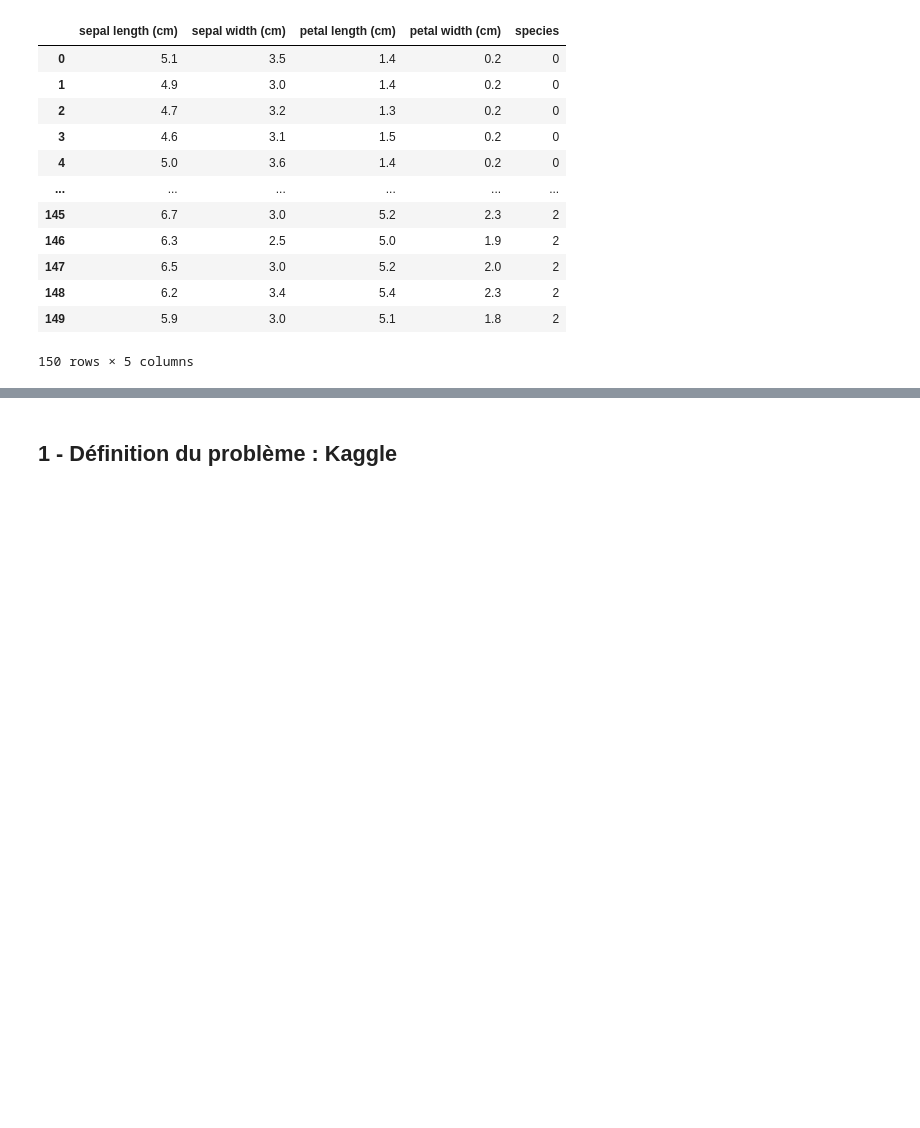
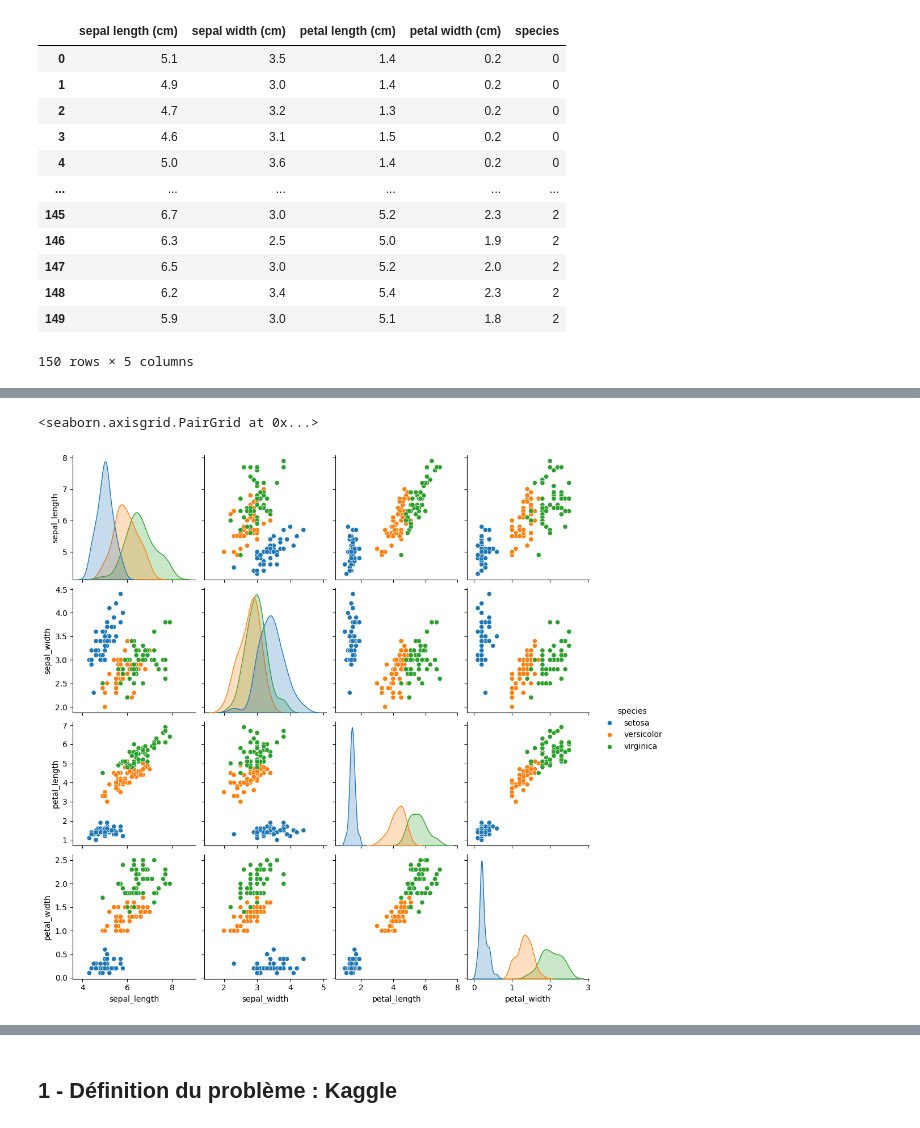
Before and after one commit to AmoussouKokou/formation, a Jupyter notebook: src/projet.ipynb, the cells around one changed output, grey strips where cells are left out. Drawn from its saved outputs; the diff is of its cells as text; code cells hidden in the pictures; blank space fills up the shorter version.

```diff
--- a/src/projet.ipynb
+++ b/src/projet.ipynb
@@ -29,0 +60,5 @@ df
+# %%
+sns.pairplot(df1, hue="species")
+# %% [output]
+<seaborn.axisgrid.PairGrid at 0x...>
+[figure, added]
```
Also changed, not shown: parts of 7 cells of this notebook.
